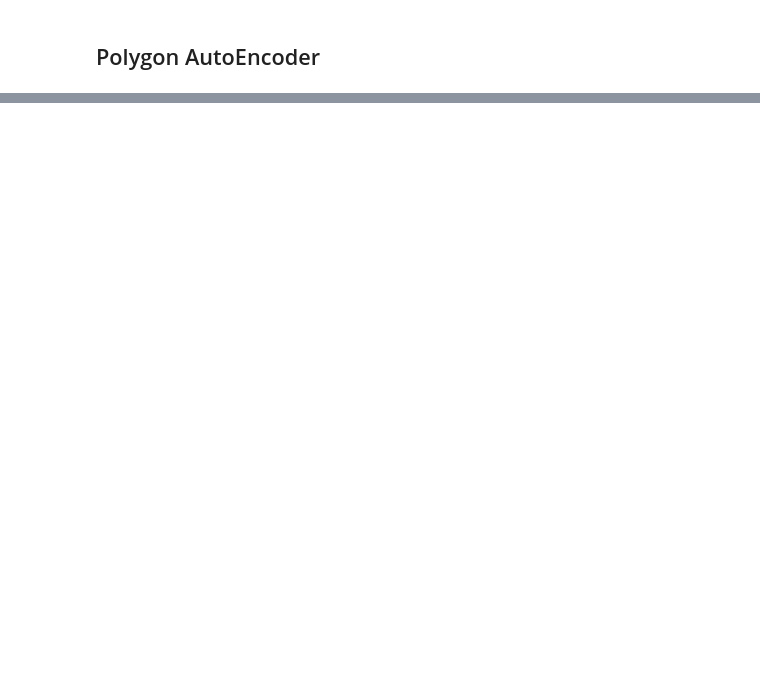
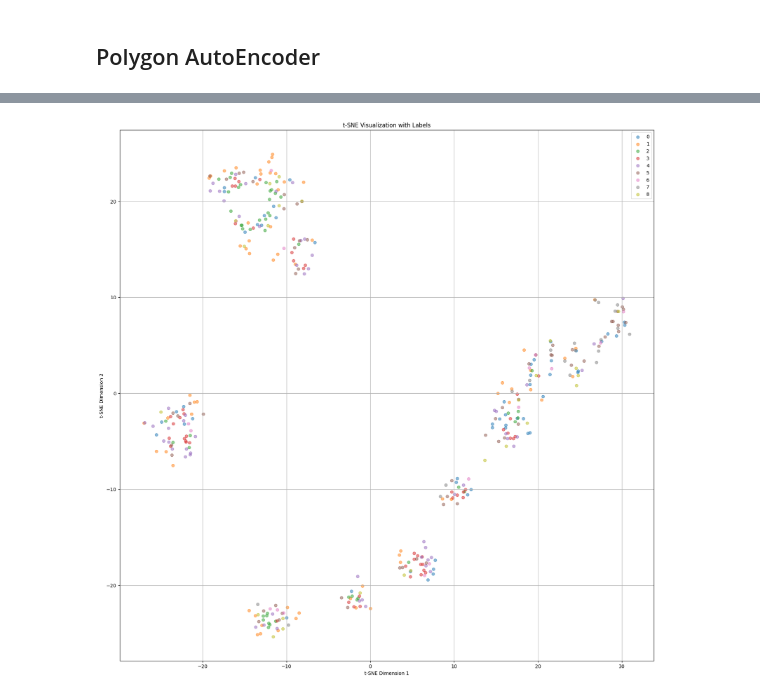
Before and after one commit to kangsive/Emb4Spa, a Jupyter notebook: Pae.ipynb, the cells around one changed output, grey strips where cells are left out. Cells and saved outputs as stored; diff of their text form; code cells hidden in the pictures; blank space fills up the shorter version.

```diff
--- a/Pae.ipynb
+++ b/Pae.ipynb
@@ -98,0 +190,28 @@ val_loader = DataLoader(TensorDataset(test_tokens, test_labels), batch_size=32)
+# %%
+hidden = val_hidden.view(val_hidden.size(0), -1)
+
+from sklearn.manifold import TSNE
+from sklearn.decomposition import PCA
+import plotly.express as px
+import matplotlib.pyplot as plt
+import numpy as np
+
+
+tsne = TSNE(n_components=2, random_state=0)
+projections = tsne.fit_transform(hidden)
+
+plt.figure(figsize=(20, 20))
+
+# Plot each class separately
+for label in np.unique(val_labels):
+    indices = val_labels == label
+    plt.scatter(projections[indices, 0], projections[indices, 1], label=label, alpha=0.5)
+
+plt.title('t-SNE Visualization with Labels')
+plt.xlabel('t-SNE Dimension 1')
+plt.ylabel('t-SNE Dimension 2')
+plt.legend()
+plt.grid(True)
+plt.show()
+# %% [output]
+[figure, added]
```
Also changed, not shown: parts of 16 cells of this notebook, 3 other files.
